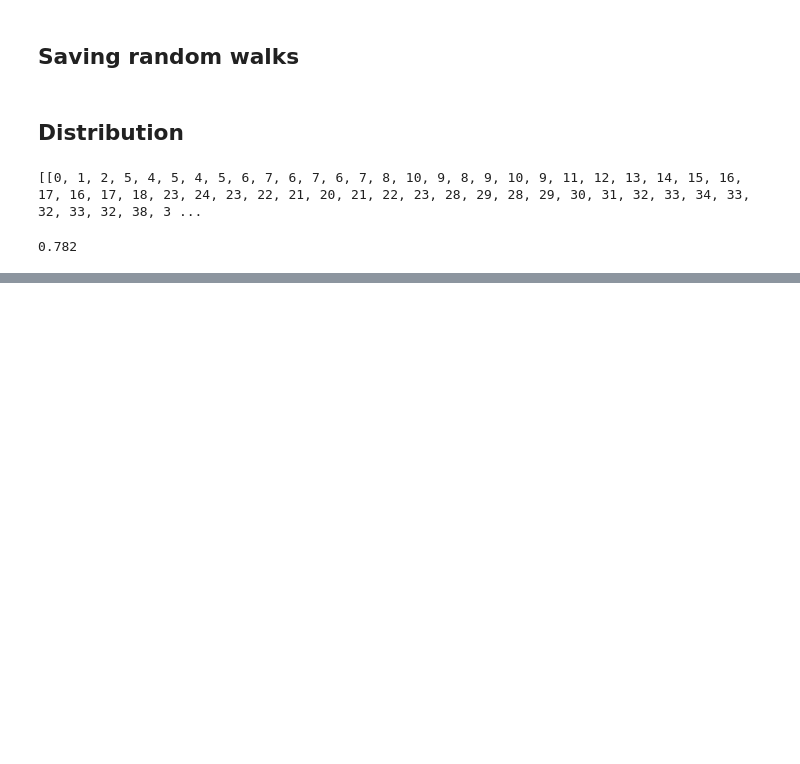
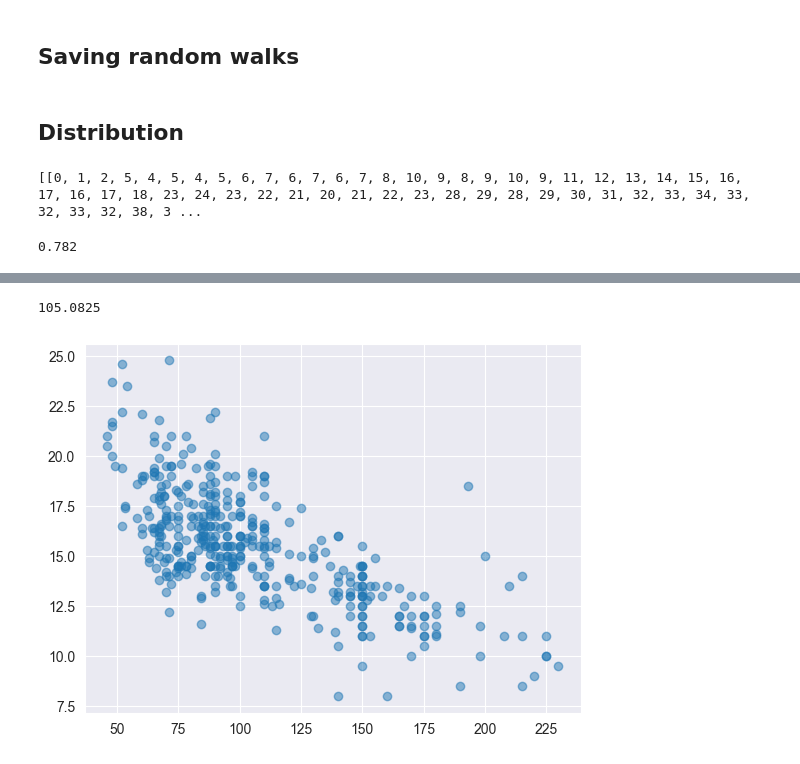
Before and after one commit to nilsjennissen/python-handbook, a Jupyter notebook: notebooks/python_intro.ipynb, the cells around one changed output, grey strips where cells are left out. Drawn from its saved outputs; the diff is of its cells as text; code cells hidden in the pictures; blank space fills up the shorter version.

```diff
--- a/notebooks/python_intro.ipynb
+++ b/notebooks/python_intro.ipynb
@@ -1928,0 +1967,4 @@ np.mean(ends >= 60)
+# %%
+# Loading the data
+cars = data.cars()
+cars
@@ -1928,0 +1999,10 @@ np.mean(ends >= 60)
+# %%
+np.mean(cars['Horsepower'])
+# %% [output]
+105.0825
+# %%
+# Scatter plot of Horsepower vs Acceleration
+plt.scatter(x='Horsepower', y='Acceleration', data=cars, alpha=0.5)
+plt.show()
+# %% [output]
+[figure, added]
```
Also changed, not shown: parts of 20 cells of this notebook.
